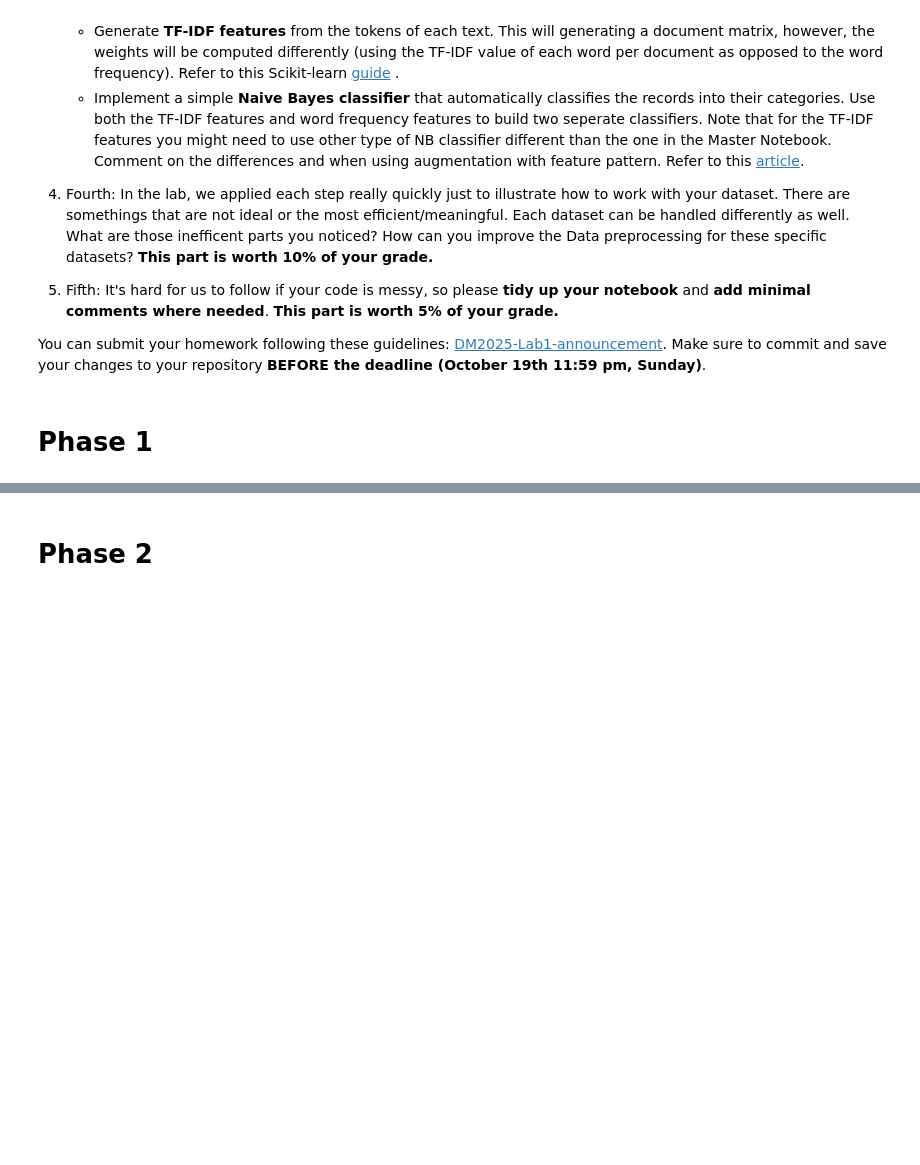
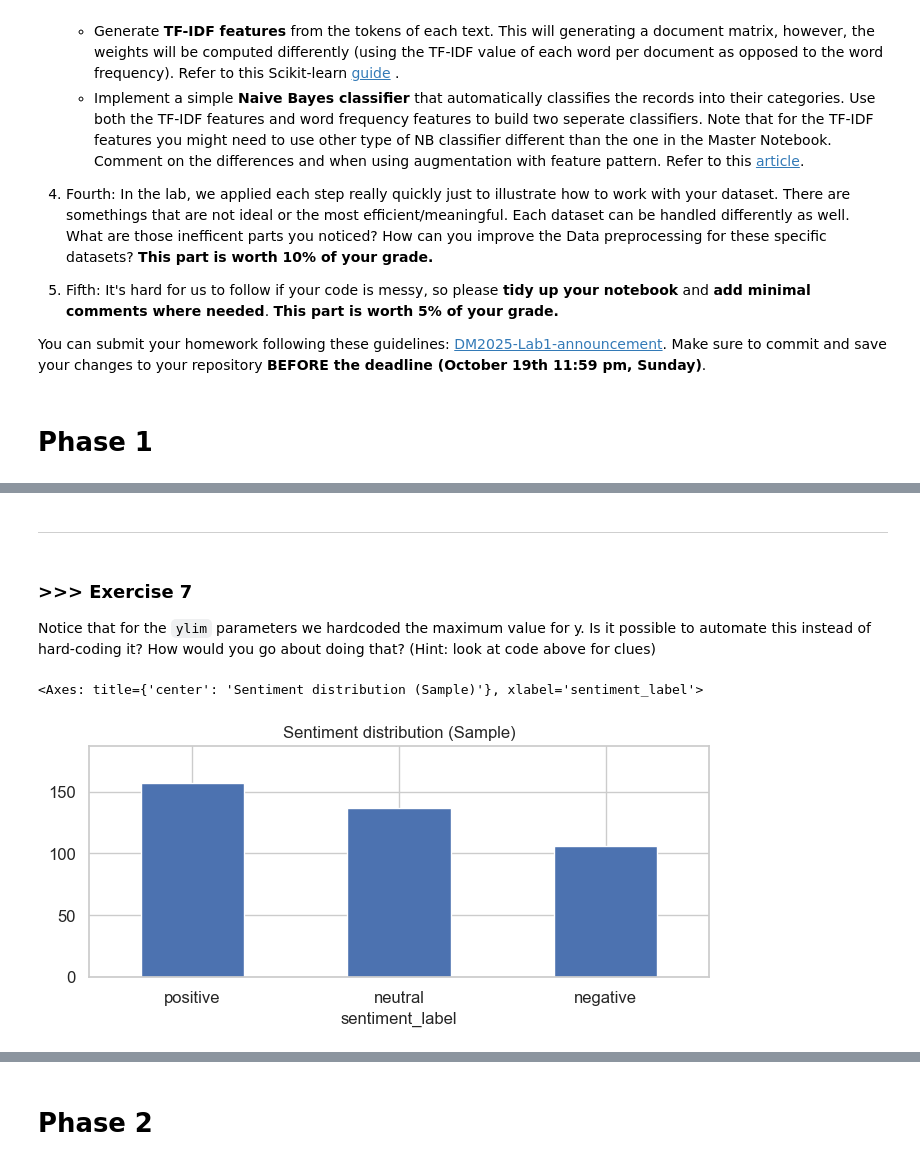
Before and after one commit to chihuan-lin/DM2025-Lab1-Exercise, a Jupyter notebook: DM2025-Lab1-Homework.ipynb, the cells around one changed output, grey strips where cells are left out. Saved outputs shown, nothing was run; the diff lists cells and outputs as text; code cells hidden in the pictures; blank space fills up the shorter version.

Commit message:
Finish homework phase 1 & fix some exercises

```diff
--- a/DM2025-Lab1-Homework.ipynb
+++ b/DM2025-Lab1-Homework.ipynb
@@ -62,0 +420,14 @@ You can submit your homework following these guidelines: [DM2025-Lab1-announceme
+# %% [markdown]
+---
+# %% [markdown]
+### >>> Exercise 7
+Notice that for the `ylim` parameters we hardcoded the maximum value for y. Is it possible to automate this instead of hard-coding it? How would you go about doing that? (Hint: look at code above for clues)
+# %%
+# Answer here
+reddit_df_sample.sentiment_label.value_counts().plot(kind = 'bar',
+                                                    title = 'Sentiment distribution (Sample)',
+                                                    ylim = [0, reddit_df_sample.sentiment_label.value_counts().max() + 30],
+                                                    rot = 0, fontsize = 12, figsize = (8,3))
+# %% [output]
+<Axes: title={'center': 'Sentiment distribution (Sample)'}, xlabel='sentiment_label'>
+[figure, added]
```
Also changed, not shown: parts of 122 cells of this notebook, 1 other file.
